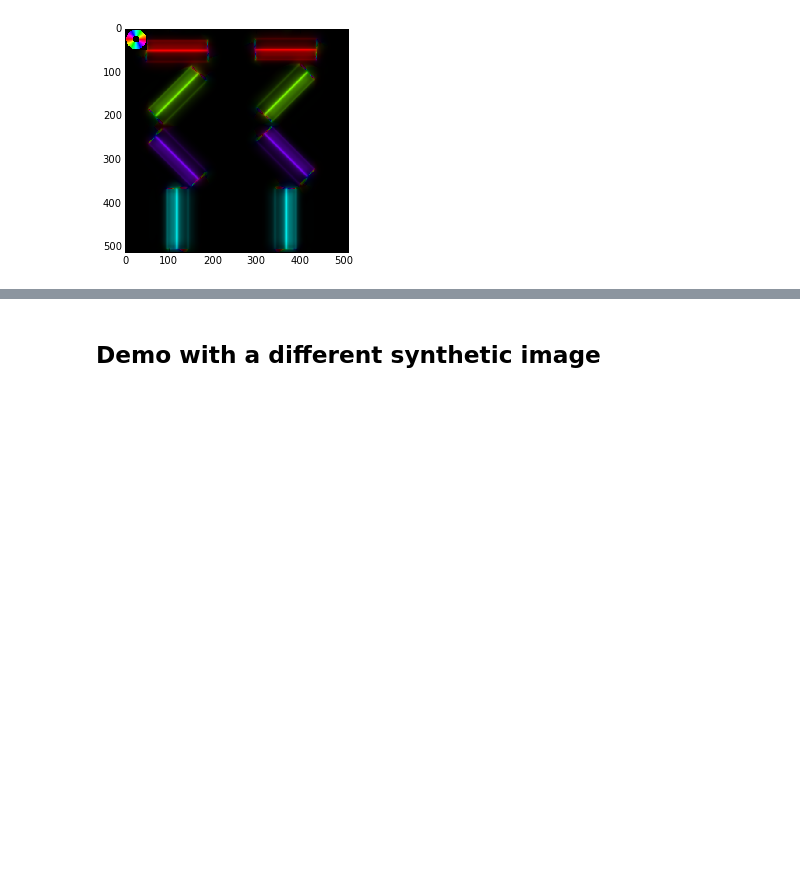
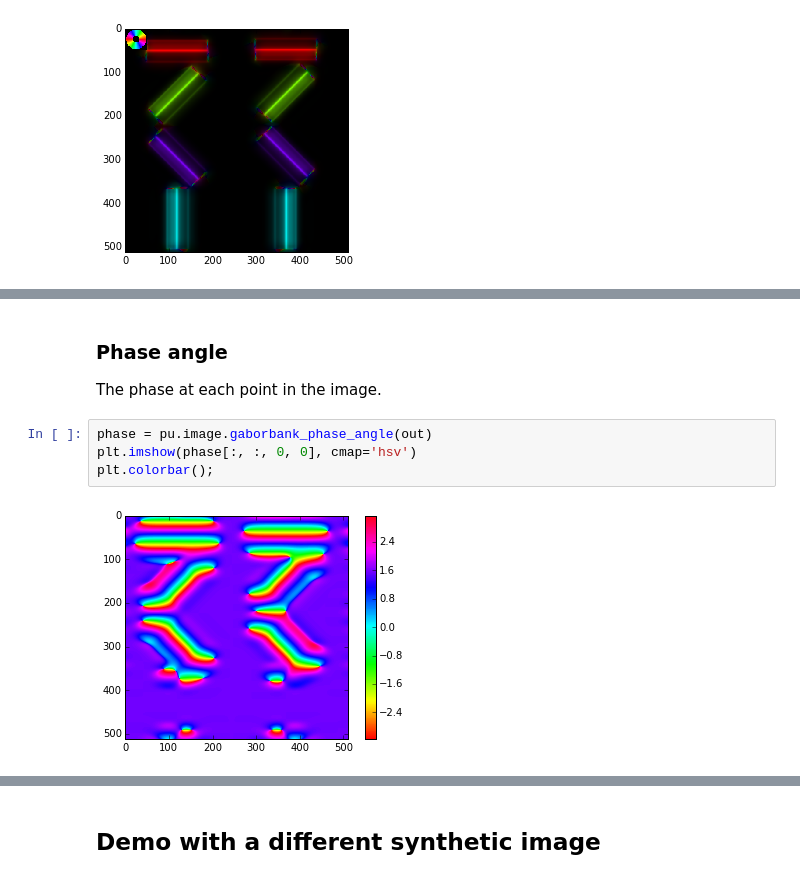
Before and after one commit to tomwallis/PsyUtils, a Jupyter notebook: gabor_filterbanks_demo.ipynb, the cells around one changed output, grey strips where cells are left out. Cells and saved outputs as stored; diff of their text form; blank space fills up the shorter version.

```diff
--- a/gabor_filterbanks_demo.ipynb
+++ b/gabor_filterbanks_demo.ipynb
@@ -141,0 +149,10 @@ the rms contrast (SD / mean) is 2.505
+# %% [markdown]
+### Phase angle
+
+The phase at each point in the image.
+# %%
+phase = pu.image.gaborbank_phase_angle(out)
+plt.imshow(phase[:, :, 0, 0], cmap='hsv')
+plt.colorbar();
+# %% [output]
+[figure, added]
```
Also changed, not shown: parts of 8 cells of this notebook, 2 other files.
